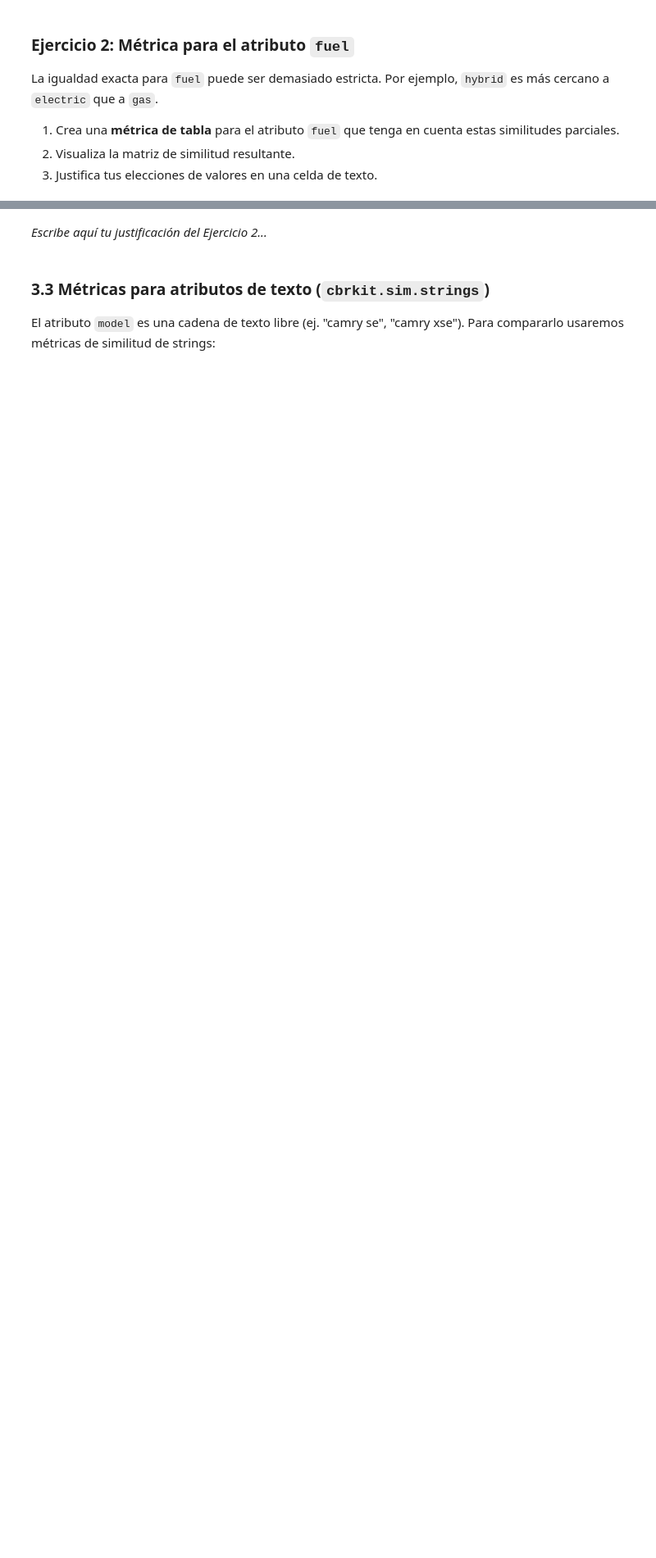
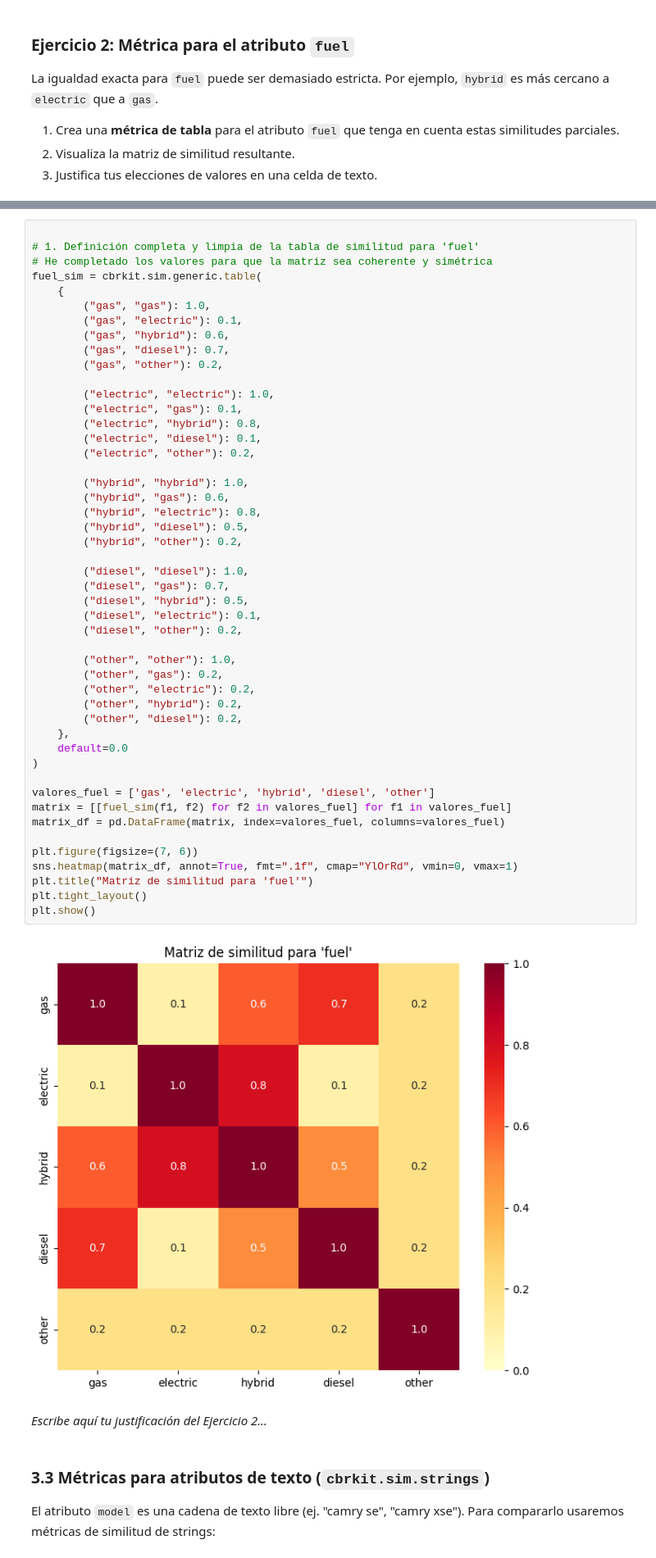
Before and after one commit to AstroxGDY/IC-Practicas, a Jupyter notebook: P4/notebook_10_cbrkit.ipynb, the cells around one changed output, grey strips where cells are left out. Shown at 82% size. Cells and saved outputs as stored; diff of their text form; blank space fills up the shorter version.

```diff
--- a/P4/notebook_10_cbrkit.ipynb
+++ b/P4/notebook_10_cbrkit.ipynb
@@ -408,3 +420,53 @@ fuel_sim = cbrkit.sim.generic.table(
+# %%
+
+# 1. Definición completa y limpia de la tabla de similitud para 'fuel'
+# He completado los valores para que la matriz sea coherente y simétrica
+fuel_sim = cbrkit.sim.generic.table(
+    {
+        ("gas", "gas"): 1.0,
+        ("gas", "electric"): 0.1,
+        ("gas", "hybrid"): 0.6,
+        ("gas", "diesel"): 0.7,
+        ("gas", "other"): 0.2,
+
+        ("electric", "electric"): 1.0,
+        ("electric", "gas"): 0.1,
+        ("electric", "hybrid"): 0.8,
+        ("electric", "diesel"): 0.1,
+        ("electric", "other"): 0.2,
+
+        ("hybrid", "hybrid"): 1.0,
+        ("hybrid", "gas"): 0.6,
+        ("hybrid", "electric"): 0.8,
+        ("hybrid", "diesel"): 0.5,
+        ("hybrid", "other"): 0.2,
+
+        ("diesel", "diesel"): 1.0,
+        ("diesel", "gas"): 0.7,
+        ("diesel", "hybrid"): 0.5,
+        ("diesel", "electric"): 0.1,
+        ("diesel", "other"): 0.2,
+
+        ("other", "other"): 1.0,
+        ("other", "gas"): 0.2,
+        ("other", "electric"): 0.2,
+        ("other", "hybrid"): 0.2,
+        ("other", "diesel"): 0.2,
+    },
+    default=0.0
+)
+
+valores_fuel = ['gas', 'electric', 'hybrid', 'diesel', 'other']
+matrix = [[fuel_sim(f1, f2) for f2 in valores_fuel] for f1 in valores_fuel]
+matrix_df = pd.DataFrame(matrix, index=valores_fuel, columns=valores_fuel)
+
+plt.figure(figsize=(7, 6))
+sns.heatmap(matrix_df, annot=True, fmt=".1f", cmap="YlOrRd", vmin=0, vmax=1)
+plt.title("Matriz de similitud para 'fuel'")
+plt.tight_layout()
+plt.show()
+# %% [output]
+[figure, added]
 # %% [markdown]
 *Escribe aquí tu justificación del Ejercicio 2...*
 # %% [markdown]
```
Also changed, not shown: parts of 12 cells of this notebook.
